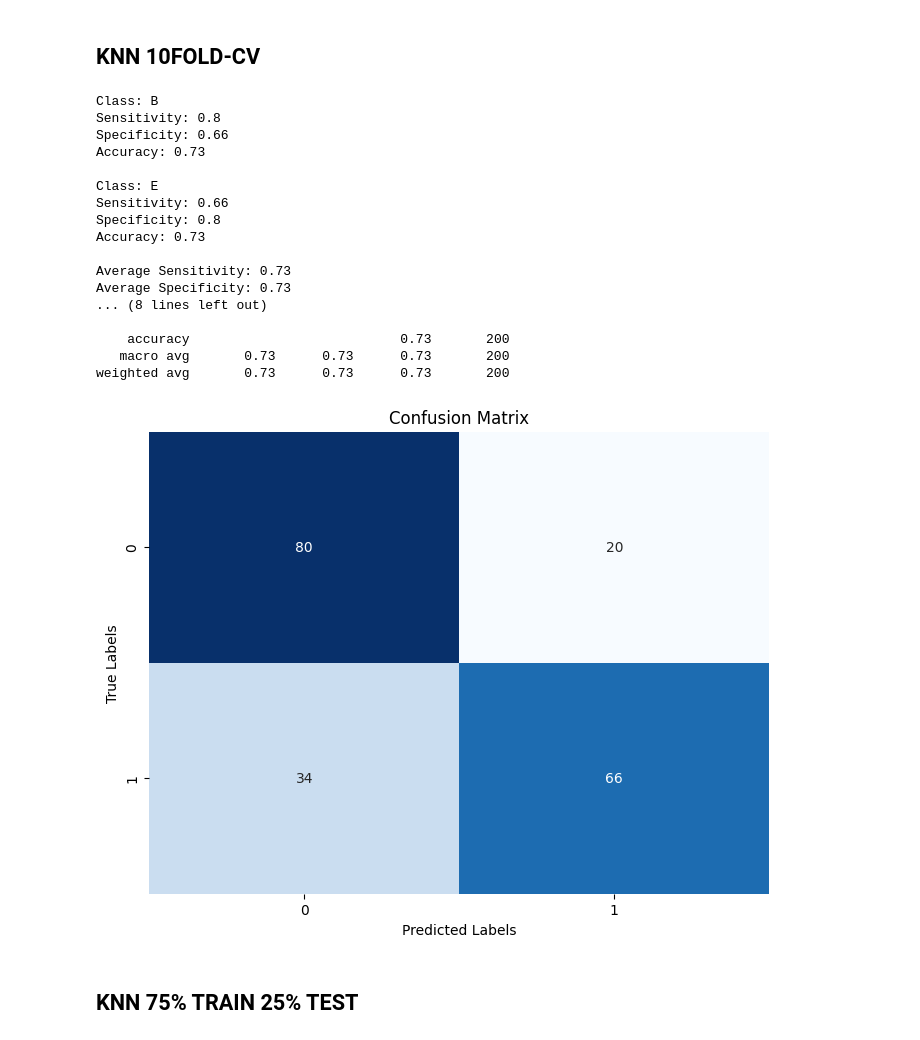
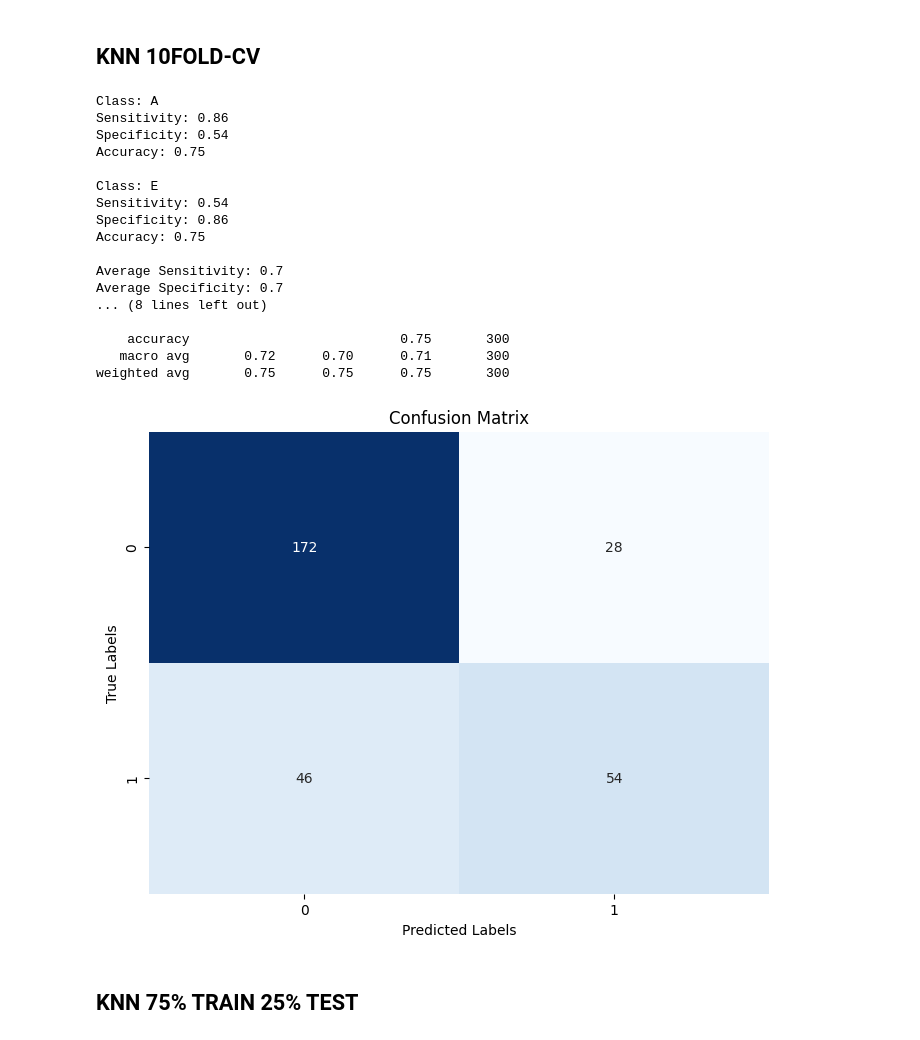
Before and after one commit to suryasanZ/MiniProjectSLO1, a Jupyter notebook: Mini_Project_1_SLO_Muhammad_Surya_Sanjiwani_1101200113.ipynb, the cells around one changed output. Cells and saved outputs as stored; diff of their text form; code cells hidden in the pictures.

```diff
--- a/Mini_Project_1_SLO_Muhammad_Surya_Sanjiwani_1101200113.ipynb
+++ b/Mini_Project_1_SLO_Muhammad_Surya_Sanjiwani_1101200113.ipynb
@@ -789,26 +789,26 @@ weighted avg       0.79      0.75      0.76        75
 # %% [markdown]
 ## KNN 10FOLD-CV
 # %%
-cross_validation(knn_model,X_cpa2,y_cpa2)
+cross_validation(knn_model,X_cpa3,y_cpa3)
 # %% [output]
-Class: B
-Sensitivity: 0.8
-Specificity: 0.66
-Accuracy: 0.73
+Class: A
+Sensitivity: 0.86
+Specificity: 0.54
+Accuracy: 0.75
 
 Class: E
-Sensitivity: 0.66
-Specificity: 0.8
-Accuracy: 0.73
+Sensitivity: 0.54
+Specificity: 0.86
+Accuracy: 0.75
 
-Average Sensitivity: 0.73
-Average Specificity: 0.73
+Average Sensitivity: 0.7
+Average Specificity: 0.7
 ... (8 lines left out)
 
-    accuracy                           0.73       200
-   macro avg       0.73      0.73      0.73       200
-weighted avg       0.73      0.73      0.73       200
+    accuracy                           0.75       300
+   macro avg       0.72      0.70      0.71       300
+weighted avg       0.75      0.75      0.75       300
-[figure, old version]
+[figure, new version]
 # %% [markdown]
 ## KNN 75% TRAIN 25% TEST
 # %%
```
Also changed, not shown: parts of 3 cells of this notebook.
